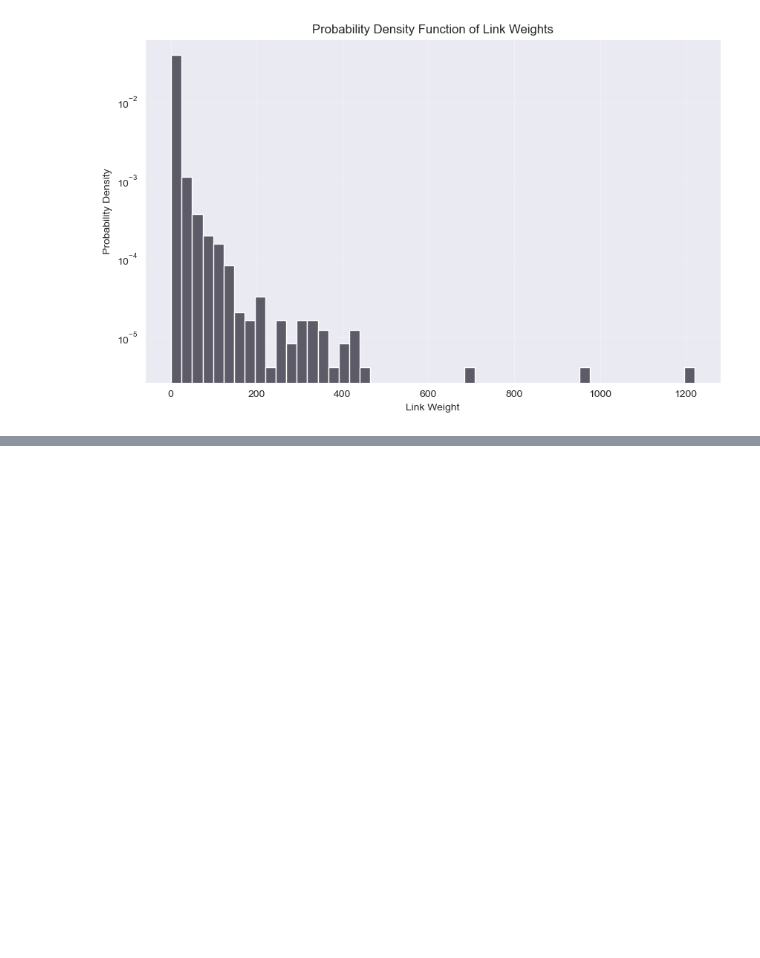
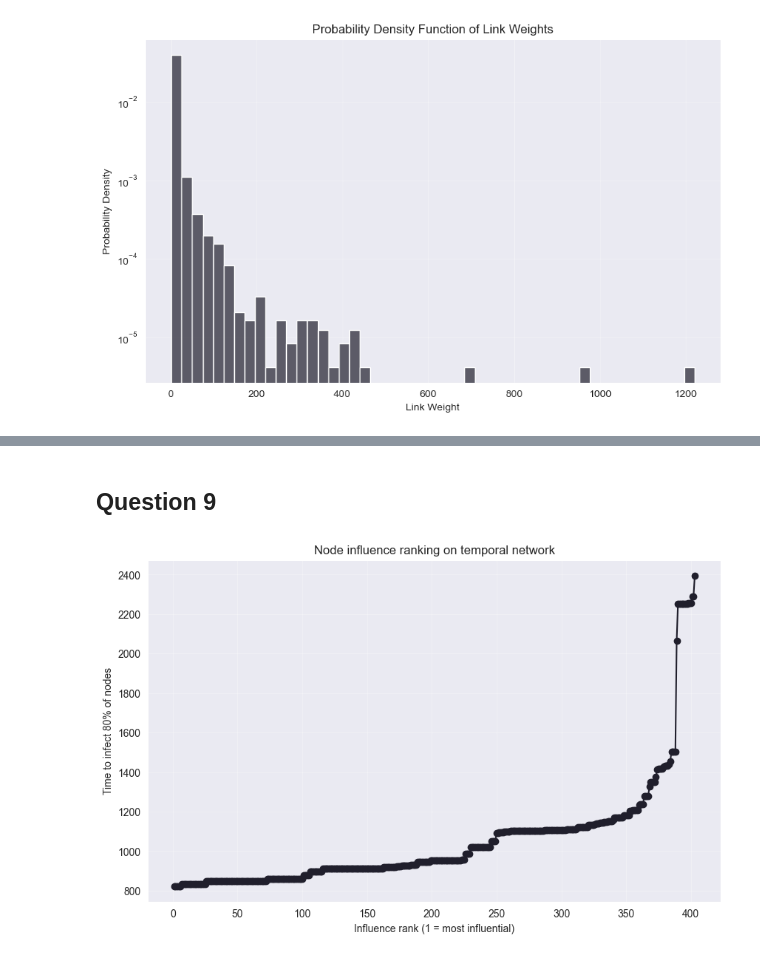
Before and after one commit to sankalpsagar/Complex-Networks, a Jupyter notebook: Assignment-1/assignment-1.ipynb, the cells around one changed output, grey strips where cells are left out. Cells and saved outputs as stored; diff of their text form; code cells hidden in the pictures; blank space fills up the shorter version.

Commit message:
Question 8 and Question 9

```diff
--- a/Assignment-1/assignment-1.ipynb
+++ b/Assignment-1/assignment-1.ipynb
@@ -100,0 +151,35 @@ plt.show()
+# %% [markdown]
+## Question 9
+# %%
+
+threshold = int(0.8 * N)   # 80% of all nodes
+times_to_threshold = []
+
+for idx, seed in enumerate(all_nodes):
+    infected_counts = infTime_all[idx, :]
+    reach_times = np.where(infected_counts >= threshold)[0]
+    if len(reach_times) > 0:
+        t_star = reach_times[0]   # first time reaching 80%
+    else:
+        t_star = np.inf           # never reached threshold
+    times_to_threshold.append((seed, t_star))
+
+# Sort by time to reach 80%
+times_to_threshold.sort(key=lambda x: x[1])
+
+# Ranking vector R (node indices in order of influence)
+R = [seed for seed, _ in times_to_threshold]
+
+# Sorted times for plotting
+sorted_times = [t for _, t in times_to_threshold]
+
+# Plot influence ranking
+plt.figure(figsize=(10,6))
+plt.plot(range(1, N+1), sorted_times, marker='o', linestyle='-')
+plt.xlabel("Influence rank (1 = most influential)")
+plt.ylabel("Time to infect 80% of nodes")
+plt.title("Node influence ranking on temporal network")
+plt.grid(True, alpha=0.3)
+plt.show()
+# %% [output]
+[figure, added]
```
Also changed, not shown: parts of 4 cells of this notebook.
